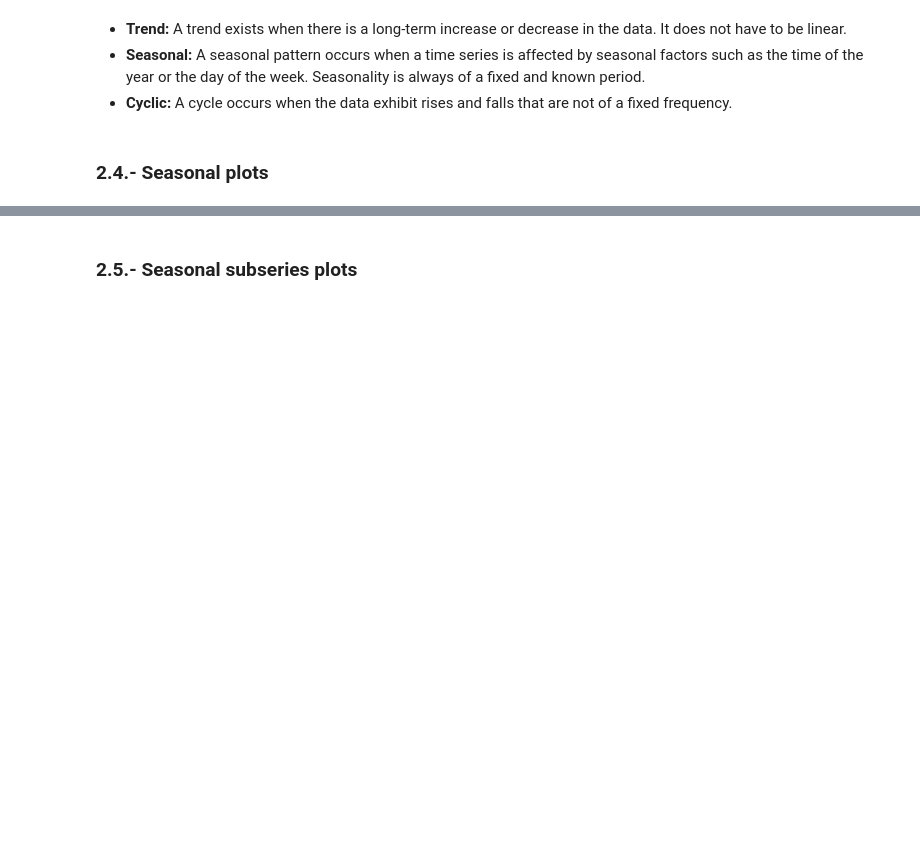
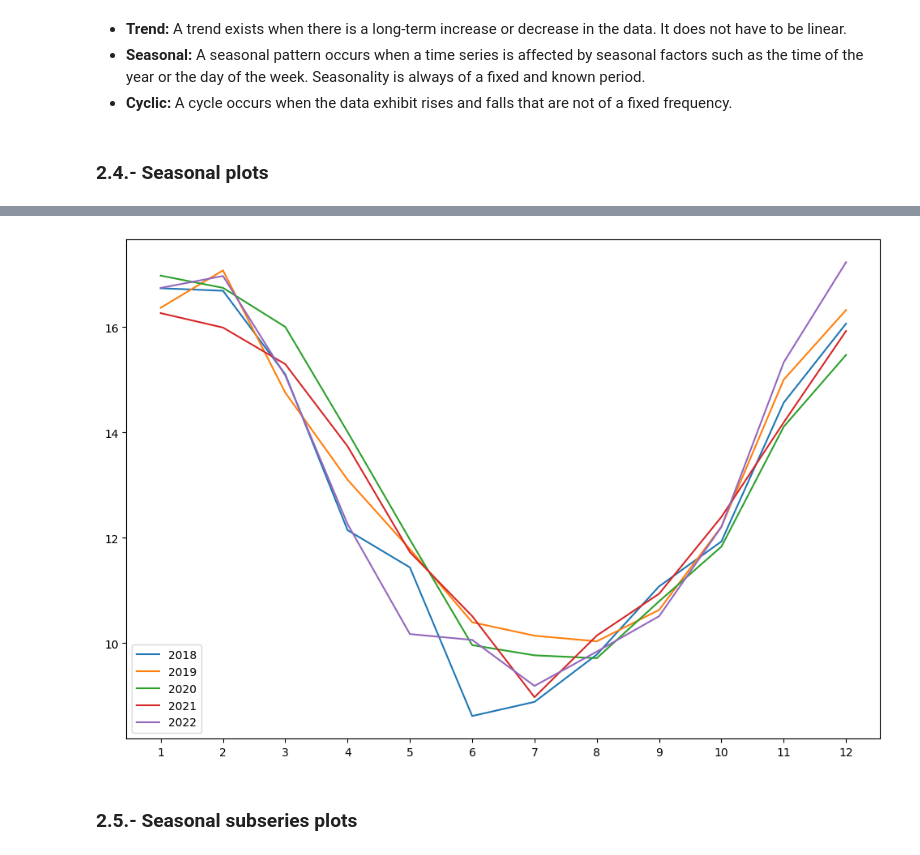
Before and after one commit to Fran-GS-96/Forecasting, a Jupyter notebook: forecasting.ipynb, the cells around one changed output, grey strips where cells are left out. Drawn from its saved outputs; the diff is of its cells as text; code cells hidden in the pictures; blank space fills up the shorter version.

```diff
--- a/forecasting.ipynb
+++ b/forecasting.ipynb
@@ -122,3 +125,12 @@ plt.show()
+# %%
+plt.figure(figsize = (12,8))
+for year in range(2018,2023):
+    plt.plot(df.loc[str(year)].resample('1ME').mean().values,label = str(year))
+    plt.legend()
+plt.xticks(np.arange(0,12),np.arange(1,13))
+plt.show()
+# %% [output]
+[figure, added]
 # %% [markdown]
 ### 2.5.- Seasonal subseries plots
 # %%
```
Also changed, not shown: parts of 13 cells of this notebook.
